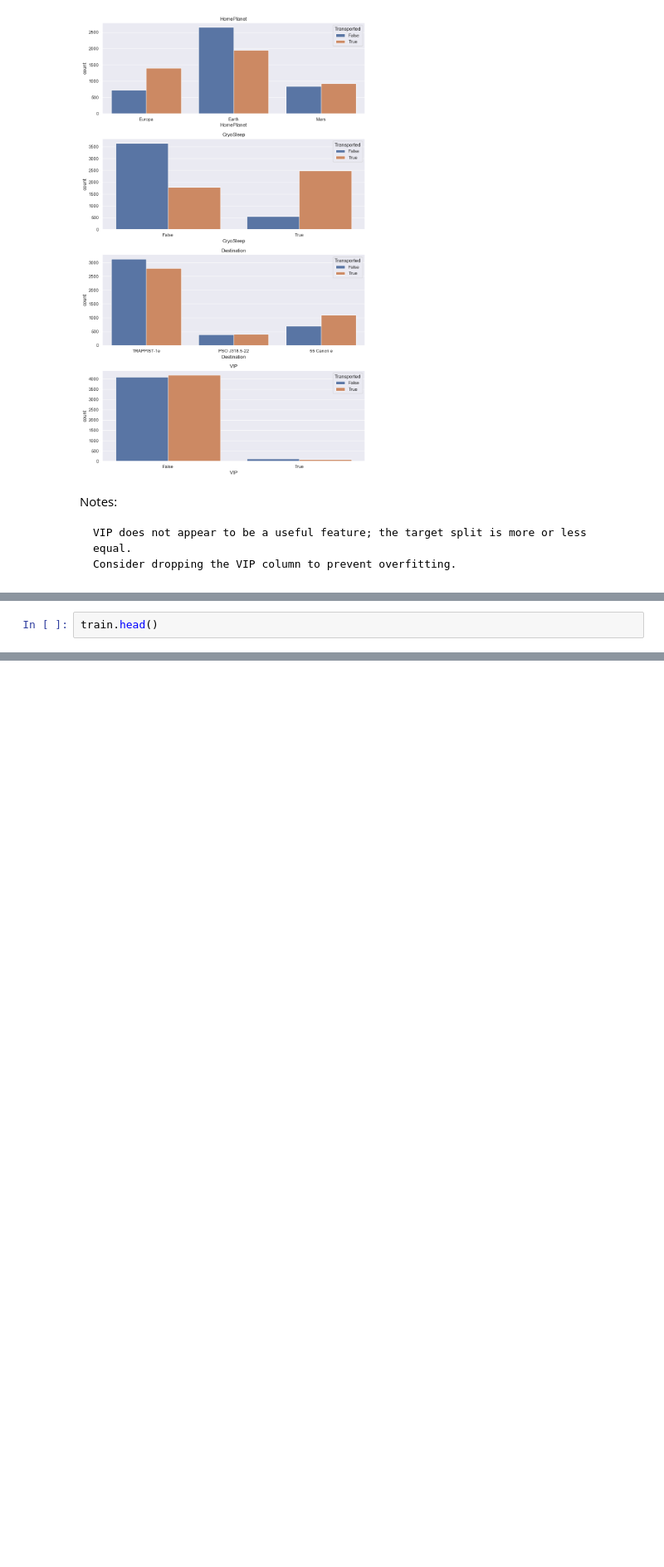
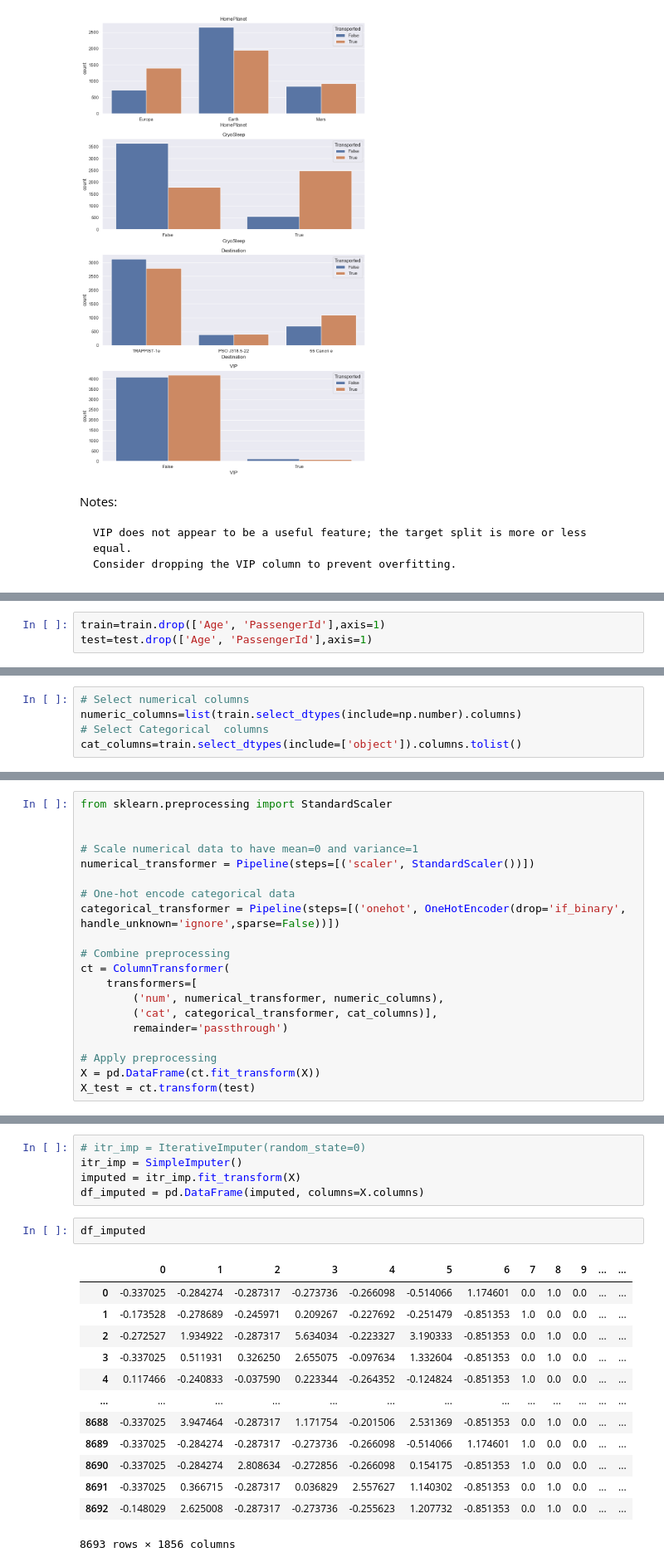
Before and after one commit to Ishank-jn/Spaceship-Titanic, a Jupyter notebook: __main__.ipynb, the cells around one changed output, grey strips where cells are left out. Shown at 83% size. Cells and saved outputs as stored; diff of their text form; blank space fills up the shorter version.

Commit message:
Basic implementation Onehotencoder SimpleImputer RandomforestClassifier

```diff
--- a/Main.ipynb
+++ b/__main__.ipynb
@@ -168,2 +176,3 @@ test['No_spending']=(test['Expenditure']==0).astype(int)
 # %%
-train.head()
+train=train.drop(['Age', 'PassengerId'],axis=1)
+test=test.drop(['Age', 'PassengerId'],axis=1)
@@ -224,0 +179,5 @@ mv
+# %%
+# Select numerical columns
+numeric_columns=list(train.select_dtypes(include=np.number).columns)
+# Select Categorical  columns
+cat_columns=train.select_dtypes(include=['object']).columns.tolist()
@@ -224,0 +219,20 @@ mv
+# %%
+from sklearn.preprocessing import StandardScaler
+
+
+# Scale numerical data to have mean=0 and variance=1
+numerical_transformer = Pipeline(steps=[('scaler', StandardScaler())])
+
+# One-hot encode categorical data
+categorical_transformer = Pipeline(steps=[('onehot', OneHotEncoder(drop='if_binary', handle_unknown='ignore',sparse=False))])
+
+# Combine preprocessing
+ct = ColumnTransformer(
+    transformers=[
+        ('num', numerical_transformer, numeric_columns),
+        ('cat', categorical_transformer, cat_columns)],
+        remainder='passthrough')
+
+# Apply preprocessing
+X = pd.DataFrame(ct.fit_transform(X))
+X_test = ct.transform(test)
@@ -224,0 +255,21 @@ mv
+# %%
+# itr_imp = IterativeImputer(random_state=0)
+itr_imp = SimpleImputer()
+imputed = itr_imp.fit_transform(X)
+df_imputed = pd.DataFrame(imputed, columns=X.columns)
+# %%
+df_imputed
+# %% [output]
+|  | 0 | 1 | 2 | 3 | 4 | 5 | 6 | 7 | 8 | 9 | ... | ... |
+| 0 | -0.337025 | -0.284274 | -0.287317 | -0.273736 | -0.266098 | -0.514066 | 1.174601 | 0.0 | 1.0 | 0.0 | ... | ... |
+| 1 | -0.173528 | -0.278689 | -0.245971 | 0.209267 | -0.227692 | -0.251479 | -0.851353 | 1.0 | 0.0 | 0.0 | ... | ... |
+| 2 | -0.272527 | 1.934922 | -0.287317 | 5.634034 | -0.223327 | 3.190333 | -0.851353 | 0.0 | 1.0 | 0.0 | ... | ... |
+| 3 | -0.337025 | 0.511931 | 0.326250 | 2.655075 | -0.097634 | 1.332604 | -0.851353 | 0.0 | 1.0 | 0.0 | ... | ... |
+| 4 | 0.117466 | -0.240833 | -0.037590 | 0.223344 | -0.264352 | -0.124824 | -0.851353 | 1.0 | 0.0 | 0.0 | ... | ... |
+| ... | ... | ... | ... | ... | ... | ... | ... | ... | ... | ... | ... | ... |
+| 8688 | -0.337025 | 3.947464 | -0.287317 | 1.171754 | -0.201506 | 2.531369 | -0.851353 | 0.0 | 1.0 | 0.0 | ... | ... |
+| 8689 | -0.337025 | -0.284274 | -0.287317 | -0.273736 | -0.266098 | -0.514066 | 1.174601 | 1.0 | 0.0 | 0.0 | ... | ... |
+| 8690 | -0.337025 | -0.284274 | 2.808634 | -0.272856 | -0.266098 | 0.154175 | -0.851353 | 1.0 | 0.0 | 0.0 | ... | ... |
+| 8691 | -0.337025 | 0.366715 | -0.287317 | 0.036829 | 2.557627 | 1.140302 | -0.851353 | 0.0 | 1.0 | 0.0 | ... | ... |
+| 8692 | -0.148029 | 2.625008 | -0.287317 | -0.273736 | -0.255623 | 1.207732 | -0.851353 | 0.0 | 1.0 | 0.0 | ... | ... |
+8693 rows × 1856 columns
```
Also changed, not shown: parts of 25 cells of this notebook.
